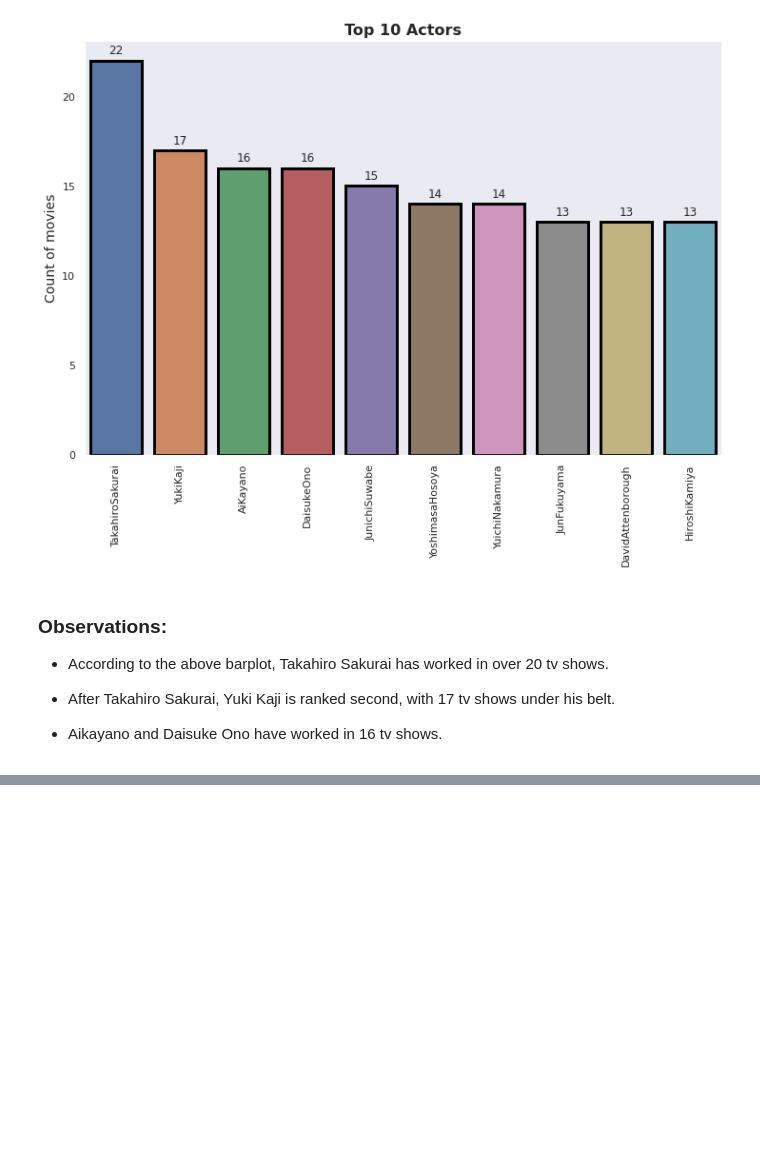
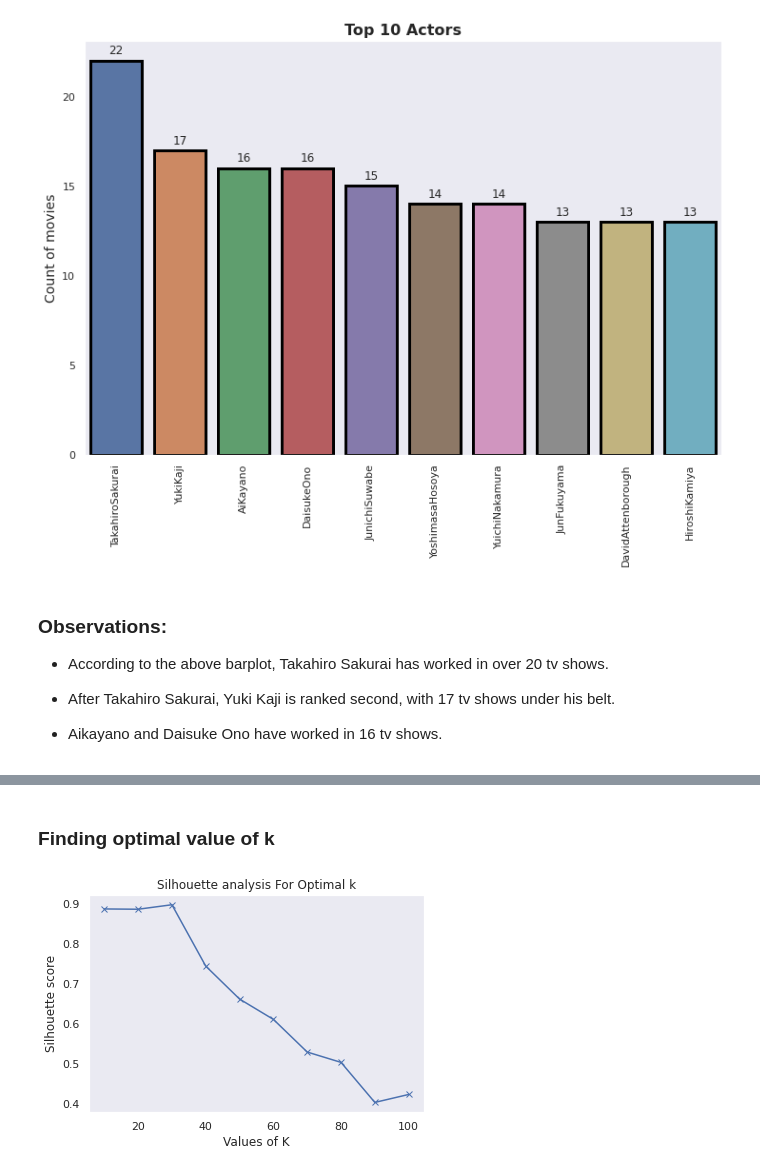
Before and after one commit to aryarajat/NETFLIX-MOVIES-AND-TV-SHOWS-CLUSTERING, a Jupyter notebook: NETFLIX_MOVIES_AND_TV_SHOWS_CLUSTERING.ipynb, the cells around one changed output, grey strips where cells are left out. Drawn from its saved outputs; the diff is of its cells as text; code cells hidden in the pictures; blank space fills up the shorter version.

```diff
--- a/NETFLIX_MOVIES_AND_TV_SHOWS_CLUSTERING.ipynb
+++ b/NETFLIX_MOVIES_AND_TV_SHOWS_CLUSTERING.ipynb
@@ -1021,0 +1139,21 @@ for p in ax.patches:
+# %%
+# Importing the category encoders
+import category_encoders as ce
+
+# Create the count encoder
+count_enc = ce.CountEncoder()
+
+# Count encode director, cast, and country columns
+count_encoded = count_enc.fit_transform(mlb_df[['director','cast','country']])
+
+# Rename the columns with the _count suffix, and join to dataframe
+netflix_encoded_df = mlb_df.join(count_encoded.add_suffix("_count"))
+# %%
+# Droping the Columns befor applying clustring
+netflix_encoded_df = netflix_encoded_df.drop(['type','title','director','cast',
+                                              'country','rating','description',
+                                              'date_added','show_id',
+                                              'release_year','duration']
+                                             , axis=1)
+netflix_encoded_df.shape
+netflix_encoded_df.head()
@@ -1021,0 +1167,25 @@ for p in ax.patches:
+# %% [markdown]
+### **Finding optimal value of k**
+# %%
+# Silhouette scores for different values of k
+from sklearn.cluster import KMeans
+from sklearn.metrics import silhouette_score
+range_n_clusters =[10,20,30,40,50,60,70,80,90,100]
+silhouette_avg = []
+for num_clusters in range_n_clusters:
+
+ # initialise kmeans
+ kmeans = KMeans(n_clusters=num_clusters, init='k-means++', n_init=10)
+ kmeans.fit(netflix_encoded_df)
+ cluster_labels = kmeans.labels_
+ silhouette_avg.append(silhouette_score(netflix_encoded_df, cluster_labels))
+
+ # silhouette score
+
+plt.plot(range_n_clusters,silhouette_avg,'bx-')
+plt.xlabel('Values of K')
+plt.ylabel('Silhouette score')
+plt.title('Silhouette analysis For Optimal k')
+plt.show()
+# %% [output]
+[figure, added]
```
Also changed, not shown: parts of 31 cells of this notebook.
